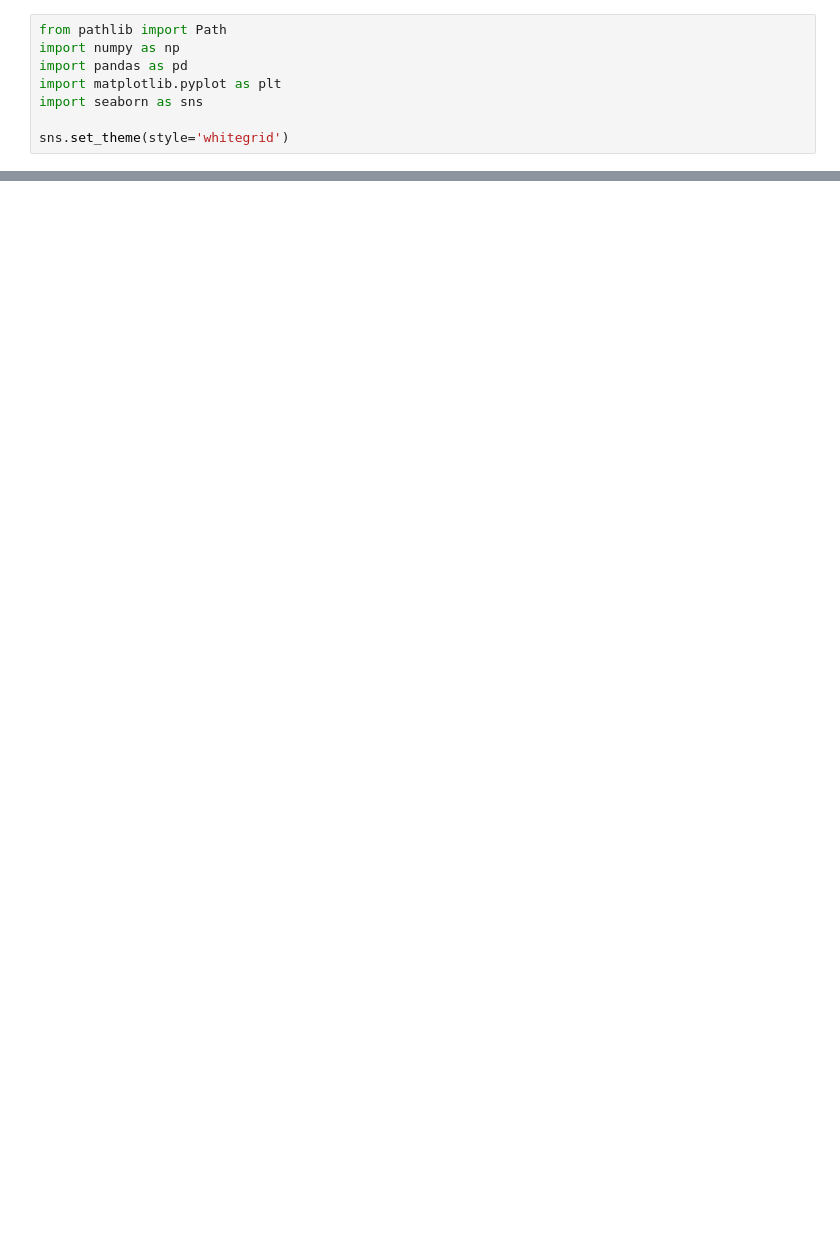
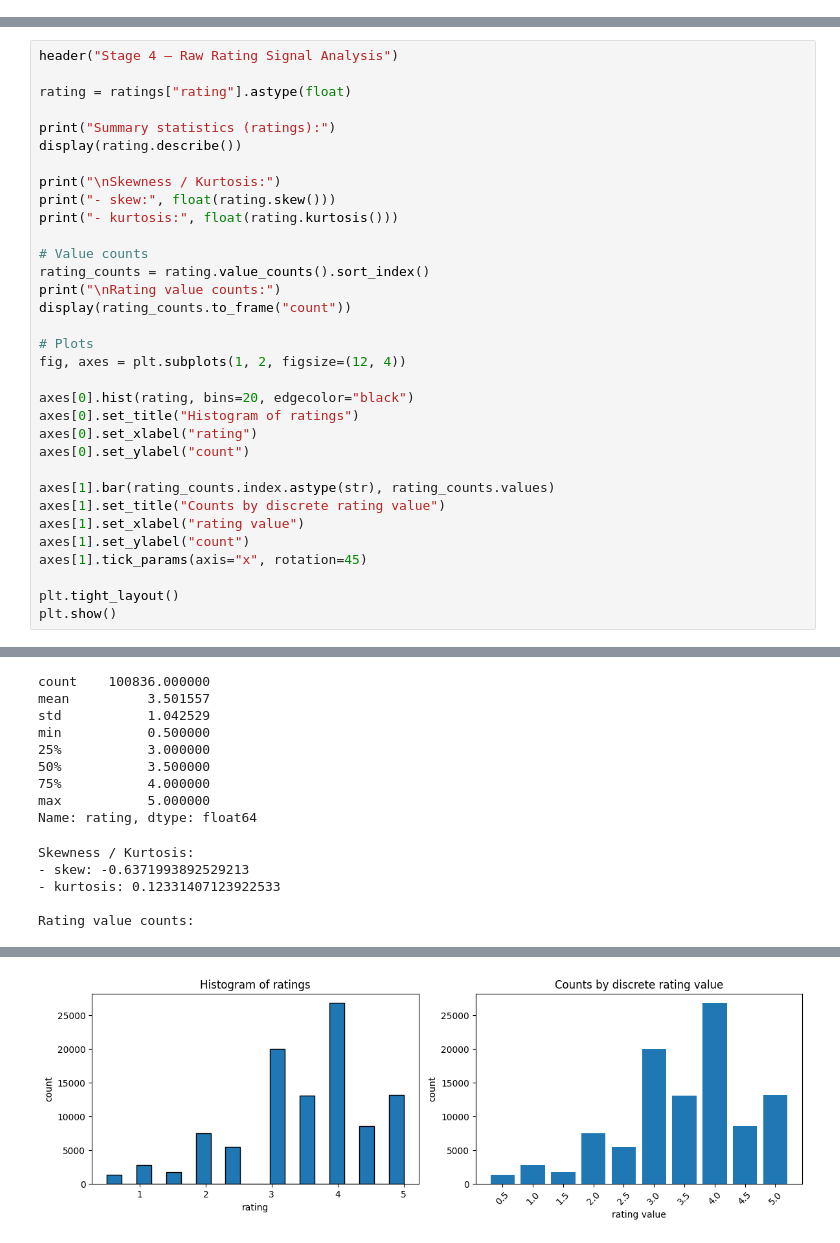
Before and after one commit to Tee-Time-Software-Solutions/arrival-movie-recommender, a Jupyter notebook: backend/src/movie_recommender/services/recommender/pipeline/eda/EDA.ipynb, the cells around one changed output, grey strips where cells are left out. Drawn from its saved outputs; the diff is of its cells as text; blank space fills up the shorter version.

```diff
--- a/backend/src/movie_recommender/services/recommender/pipeline/eda/EDA.ipynb
+++ b/backend/src/movie_recommender/services/recommender/pipeline/eda/EDA.ipynb
@@ -10,8 +0,0 @@ Goals:
-# %%
-from pathlib import Path
-import numpy as np
-import pandas as pd
-import matplotlib.pyplot as plt
-import seaborn as sns
-
-sns.set_theme(style='whitegrid')
@@ -709,0 +454,34 @@ dtype: float64
+# %%
+header("Stage 4 — Raw Rating Signal Analysis")
+
+rating = ratings["rating"].astype(float)
+
+print("Summary statistics (ratings):")
+display(rating.describe())
+
+print("\nSkewness / Kurtosis:")
+print("- skew:", float(rating.skew()))
+print("- kurtosis:", float(rating.kurtosis()))
+
+# Value counts
+rating_counts = rating.value_counts().sort_index()
+print("\nRating value counts:")
+display(rating_counts.to_frame("count"))
+
+# Plots
+fig, axes = plt.subplots(1, 2, figsize=(12, 4))
+
+axes[0].hist(rating, bins=20, edgecolor="black")
+axes[0].set_title("Histogram of ratings")
+axes[0].set_xlabel("rating")
+axes[0].set_ylabel("count")
+
+axes[1].bar(rating_counts.index.astype(str), rating_counts.values)
+axes[1].set_title("Counts by discrete rating value")
+axes[1].set_xlabel("rating value")
+axes[1].set_ylabel("count")
+axes[1].tick_params(axis="x", rotation=45)
+
+plt.tight_layout()
+plt.show()
+# %% [output]
@@ -709,0 +492,14 @@ dtype: float64
+count    100836.000000
+mean          3.501557
+std           1.042529
+min           0.500000
+25%           3.000000
+50%           3.500000
+75%           4.000000
+max           5.000000
+Name: rating, dtype: float64
+Skewness / Kurtosis:
+- skew: -0.6371993892529213
+- kurtosis: 0.12331407123922533
+
+Rating value counts:
@@ -709,0 +518 @@ dtype: float64
+[figure, added]
```
Also changed, not shown: parts of 110 cells of this notebook.
